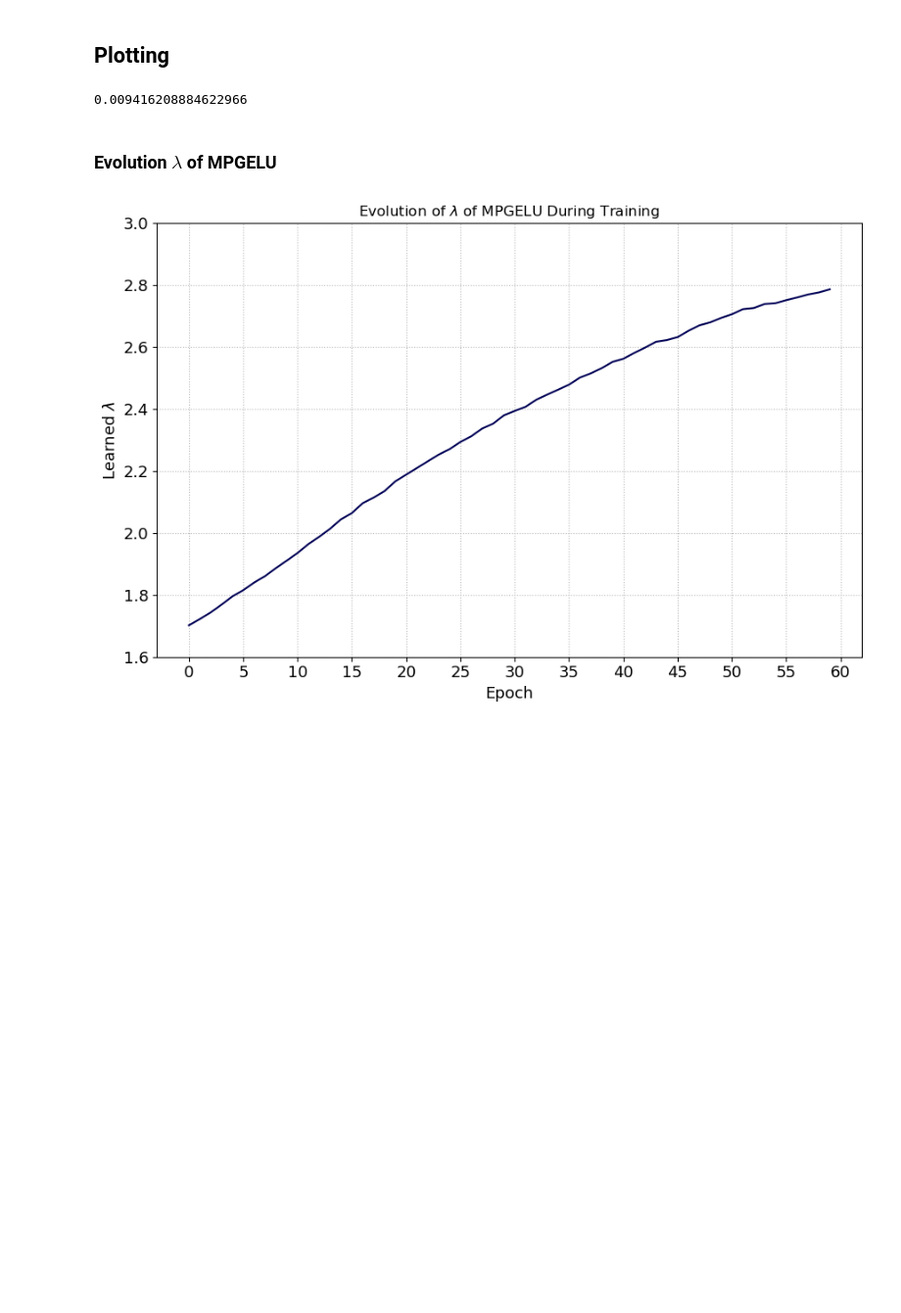
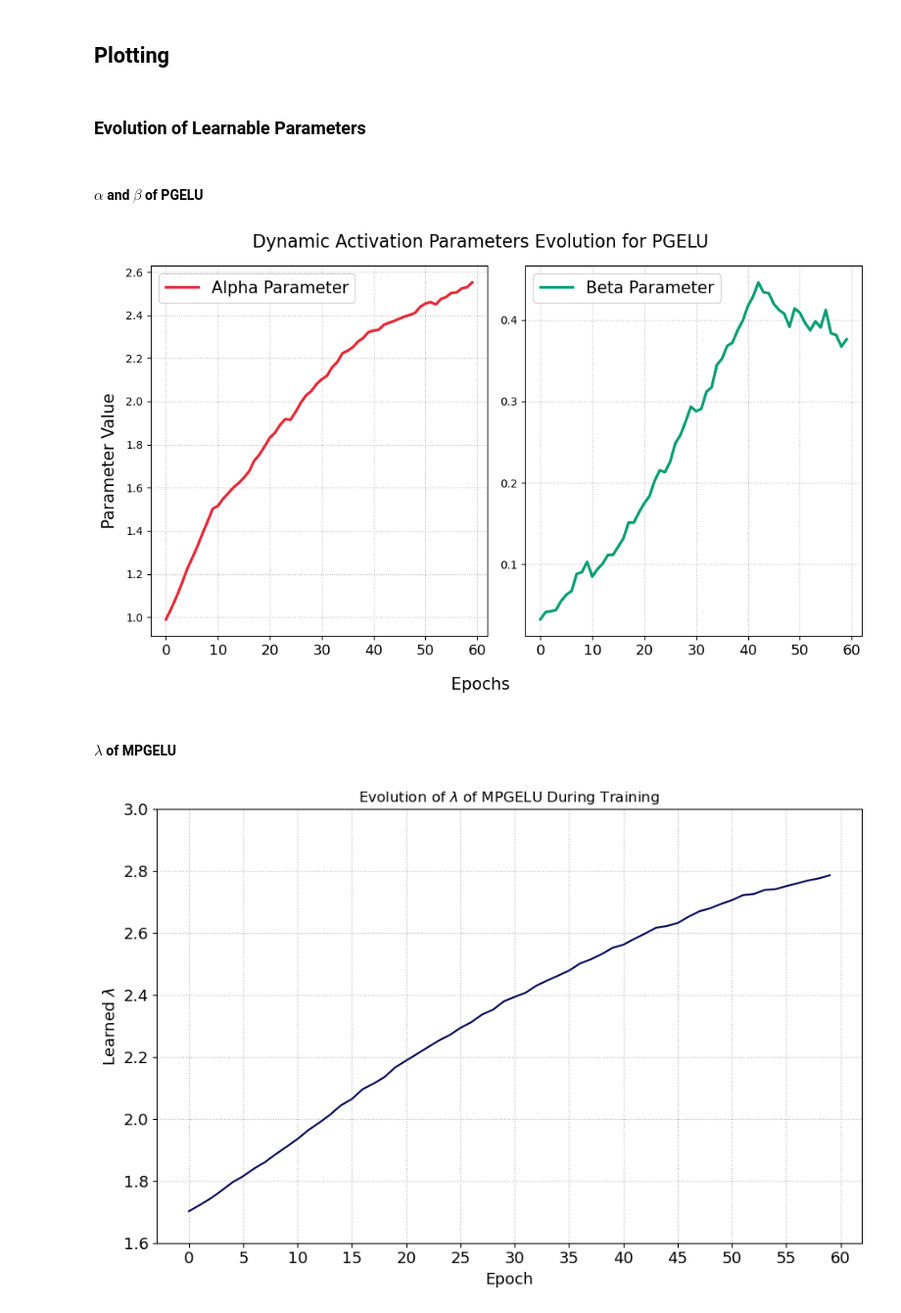
Before and after one commit to Ariestootl/MPGELU, a Jupyter notebook: Experiment.ipynb, the cells around one changed output. Shown at 98% size. Saved outputs shown, nothing was run; the diff lists cells and outputs as text; code cells hidden in the pictures; blank space fills up the shorter version.

Commit message:
included plots for the learnable parameters of PGELU

```diff
--- a/Experiment.ipynb
+++ b/Experiment.ipynb
@@ -494,12 +405,39 @@ to_plot = {
     "GELU":      {"results": my_models["GELU"]["results"],      "linewidth": 2.0, "color": "#4363D8"}, # Royal Blue
     "LeakyReLU": {"results": my_models["LeakyReLU"]["results"], "linewidth": 2.0, "color": "#F58231"}  # Bright Orange
 }
-# %%
-my_models["MP_GELU"]["results"]["grad_norm"]
-# %% [output]
-0.009416208884622966
+# %% [markdown]
+### Evolution of Learnable Parameters
+# %% [markdown]
+#### $\alpha$ and $\beta$ of PGELU
+# %%
+alpha = my_models["PGELU"]["results"]["activation_params"]["conv_layers.1.alpha_param"]
+beta = my_models["PGELU"]["results"]["activation_params"]["conv_layers.1.beta_param"]
+
+fig, ax = plt.subplots(1, 2, figsize=(10, 6))
+# Alpha Plot
+ax[0].plot(alpha, label="Alpha Parameter", color="#E62937", linewidth=2.5)
+# ax[0].set_title("Alpha Parameter Evolution", fontsize=14)
+ax[0].grid(True, linestyle=':', alpha=0.9)
+ax[0].tick_params(axis='x', labelsize=13)
+ax[0].legend(fontsize=15)
+# Beta Plot
+ax[1].plot(beta, label="Beta Parameter", color="#009E73", linewidth=2.5)
+# ax[1].set_title("Beta Parameter Evolution", fontsize=14)
+ax[1].grid(True, linestyle=':', alpha=0.9)
+ax[1].tick_params(axis='x', labelsize=13)
+ax[1].legend(fontsize=15)
+
+
+fig.supxlabel("Epochs", fontsize=15)
+fig.supylabel("Parameter Value", fontsize=15)
+fig.suptitle("Dynamic Activation Parameters Evolution for PGELU", fontsize=16)
+
+plt.tight_layout()
+plt.show()
+# %% [output]
+[figure, added]
 # %% [markdown]
-### Evolution $\lambda$ of MPGELU
+#### $\lambda$ of MPGELU
 # %%
 params_dict = my_models["MP_GELU"]["results"]["activation_params"]
 s_vals = params_dict['conv_layers.1.s_param']
```
Also changed, not shown: parts of 1 cell of this notebook.
